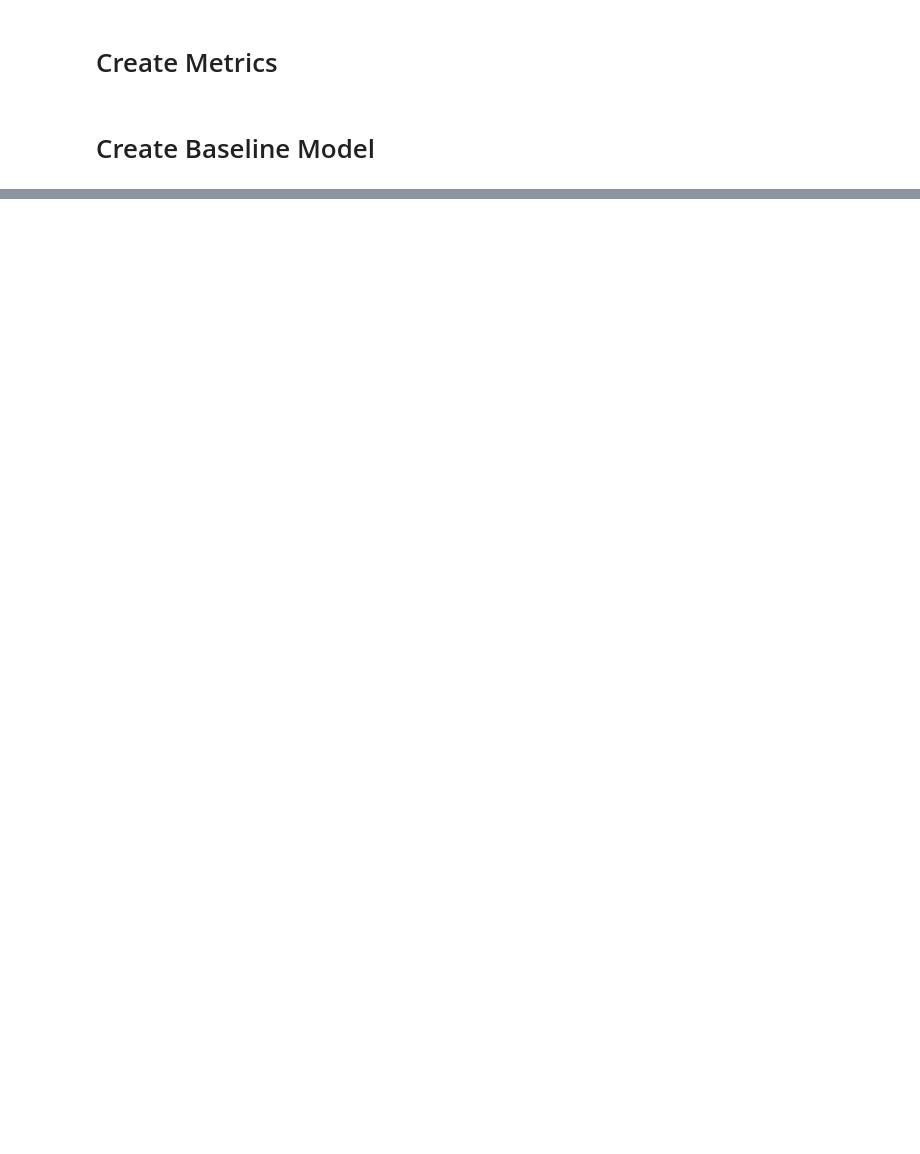
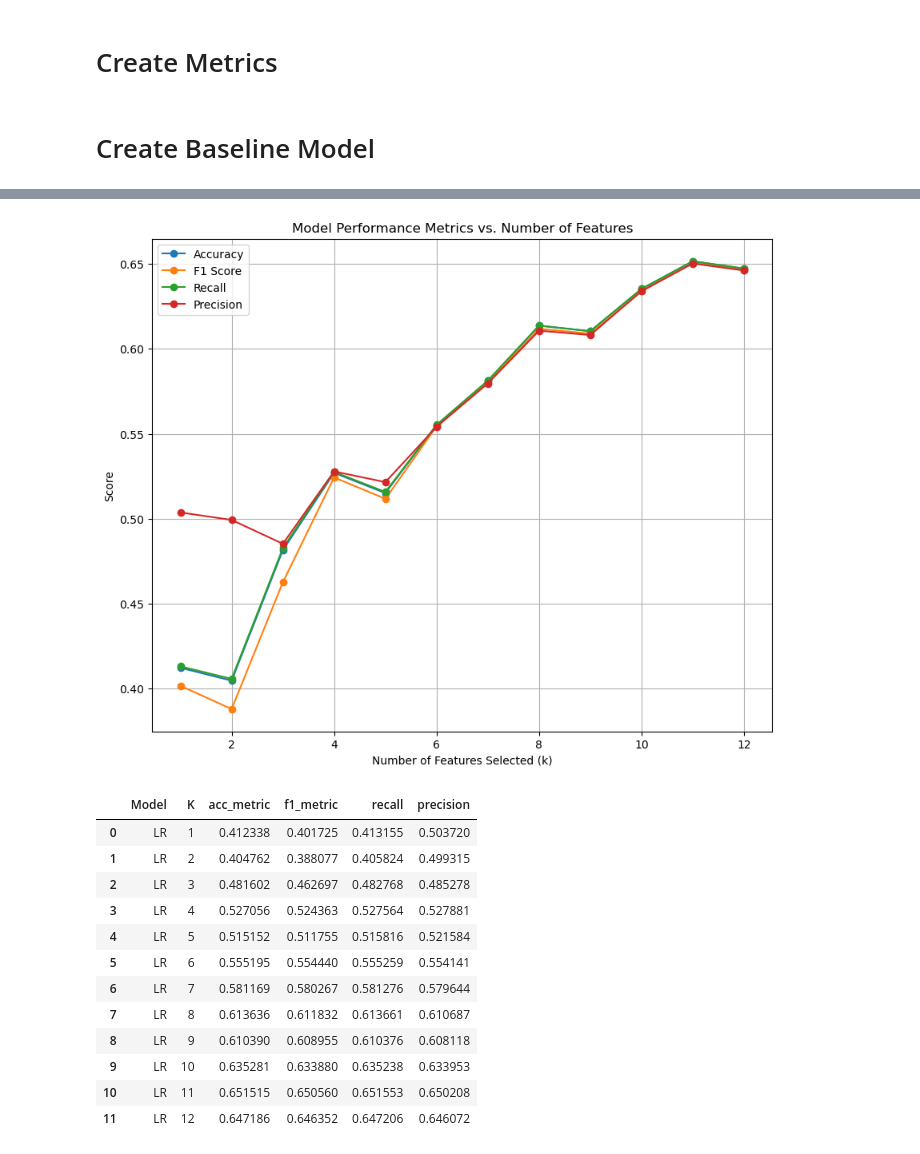
Before and after one commit to MaukanMir/Almond-Classification, a Jupyter notebook: training.ipynb, the cells around one changed output, grey strips where cells are left out. Saved outputs shown, nothing was run; the diff lists cells and outputs as text; code cells hidden in the pictures; blank space fills up the shorter version.

```diff
--- a/training.ipynb
+++ b/training.ipynb
@@ -500,0 +590,18 @@ test_selected_models(model_name, models, X, y_encoded, acc_metric)
+# %%
+metric = f_classif
+test_kbest_columns(X, y_encoded, models, model_name[0], metric)
+# %% [output]
+[figure, added]
+|  | Model | K | acc_metric | f1_metric | recall | precision |
+| 0 | LR | 1 | 0.412338 | 0.401725 | 0.413155 | 0.503720 |
+| 1 | LR | 2 | 0.404762 | 0.388077 | 0.405824 | 0.499315 |
+| 2 | LR | 3 | 0.481602 | 0.462697 | 0.482768 | 0.485278 |
+| 3 | LR | 4 | 0.527056 | 0.524363 | 0.527564 | 0.527881 |
+| 4 | LR | 5 | 0.515152 | 0.511755 | 0.515816 | 0.521584 |
+| 5 | LR | 6 | 0.555195 | 0.554440 | 0.555259 | 0.554141 |
+| 6 | LR | 7 | 0.581169 | 0.580267 | 0.581276 | 0.579644 |
+| 7 | LR | 8 | 0.613636 | 0.611832 | 0.613661 | 0.610687 |
+| 8 | LR | 9 | 0.610390 | 0.608955 | 0.610376 | 0.608118 |
+| 9 | LR | 10 | 0.635281 | 0.633880 | 0.635238 | 0.633953 |
+| 10 | LR | 11 | 0.651515 | 0.650560 | 0.651553 | 0.650208 |
+| 11 | LR | 12 | 0.647186 | 0.646352 | 0.647206 | 0.646072 |
```
Also changed, not shown: parts of 14 cells of this notebook.
